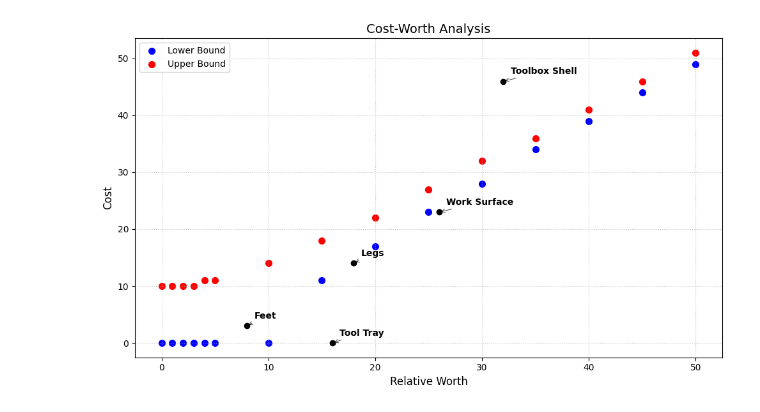
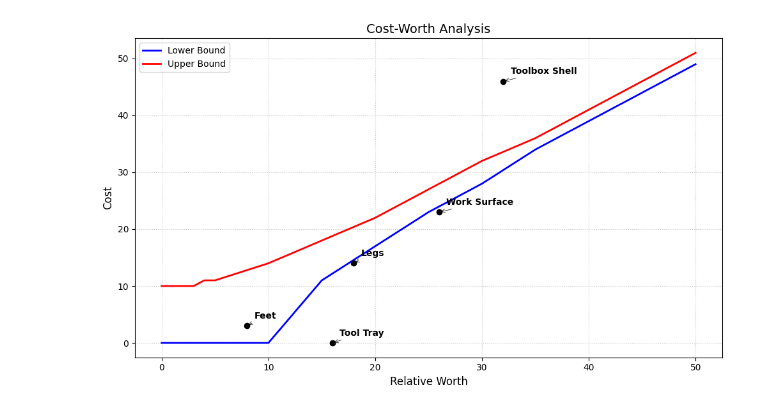
Before and after one commit to Bfoke/Sims-and-Calculators, a Jupyter notebook: Calculators/cost_worth.ipynb, the cells around one changed output. Saved outputs shown, nothing was run; the diff lists cells and outputs as text; code cells hidden in the pictures.

```diff
--- a/Calculators/cost_worth.ipynb
+++ b/Calculators/cost_worth.ipynb
@@ -17,34 +17,34 @@ components = {
 plt.figure(figsize=(10, 6))
 
 # Plotting the bounds
-plt.scatter(rel_worth, lower, label='Lower Bound', color='blue', lw=2)
-plt.scatter(rel_worth, upper, label='Upper Bound', color='red', lw=2)
+plt.plot(rel_worth, lower, label='Lower Bound', color='blue', lw=2)
+plt.plot(rel_worth, upper, label='Upper Bound', color='red', lw=2)
 
 
 
 # Formatting
 plt.title('Cost-Worth Analysis', fontsize=14)
 plt.xlabel('Relative Worth', fontsize=12)
 plt.ylabel('Cost', fontsize=12)
 plt.grid(True, linestyle=':', alpha=0.7)
 plt.legend()
 
 for name, (x, y) in components.items():
     # Plot the point
     plt.scatter(x, y, color='black', zorder=5)
 
     # Add the label
     plt.annotate(
         name,
         xy=(x, y),            # The point to annotate
         xytext=(8, 8),        # Offset text by 8 points (x, y)
         textcoords='offset points',
         fontsize=10,
         fontweight='bold',
         arrowprops=dict(arrowstyle='->', color='black', lw=0.5) # Optional arrow
     )
 # Display
 plt.tight_layout()
 plt.show()
 # %% [output]
-[figure, old version]
+[figure, new version]
```
Also changed, not shown: 8 other files.
